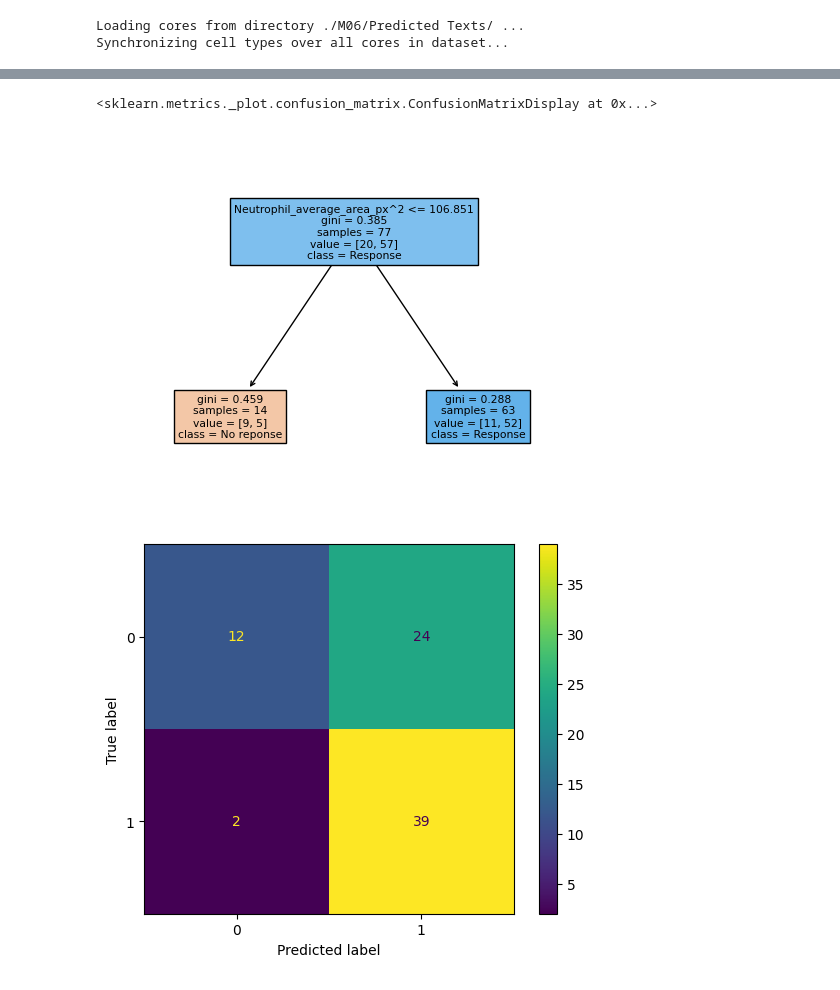
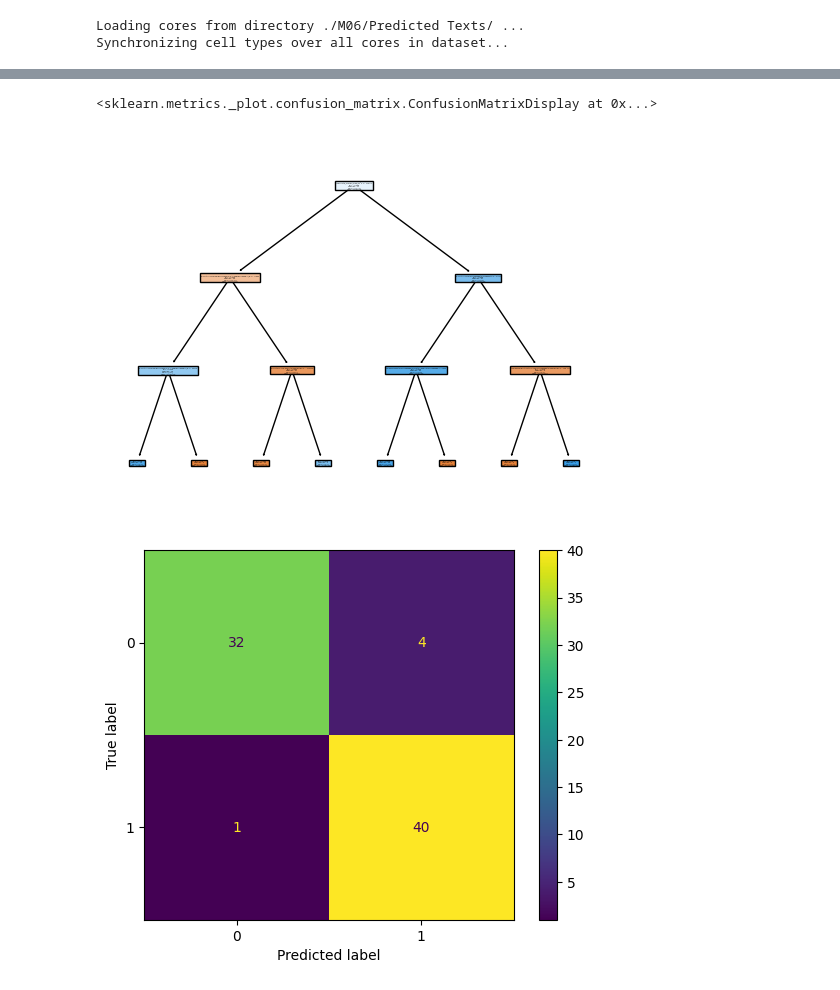
Before and after one commit to leonkloker/integrative-imaging-molecular-diagnostics-lab, a Jupyter notebook: spatial_analysis_project/main.ipynb, the cells around one changed output, grey strips where cells are left out. Cells and saved outputs as stored; diff of their text form; code cells hidden in the pictures.

```diff
--- a/spatial_analysis_project/main.ipynb
+++ b/spatial_analysis_project/main.ipynb
@@ -68,15 +73,15 @@ Fraction of Macrophage that belong to neighbourhood 4 / 8, p-value: 0.0713712630
 # %%
 # construct a decision tree with a certain max depth and a survival cutoff
 # to create a binary classification task
-ds.construct_decision_tree(max_depth=1, survival_cutoff=12)
+ds.construct_decision_tree(max_depth=3, survival_cutoff=24)
 features, labels, names = ds.get_features()
 pred = ds.decision_tree.predict(features)
 
 # print the confusion matrix and the decision tree
 cm = metrics.confusion_matrix(labels, pred)
 tree.plot_tree(ds.decision_tree, feature_names=names, class_names=['No reponse', 'Response'], filled=True)
 metrics.ConfusionMatrixDisplay(cm).plot()
 # %% [output]
 <sklearn.metrics._plot.confusion_matrix.ConfusionMatrixDisplay at 0x...>
-[figure, old version]
+[figure, new version]
-[figure, old version]
+[figure, new version]
```
Also changed, not shown: parts of 1 cell of this notebook, 54 other files.
